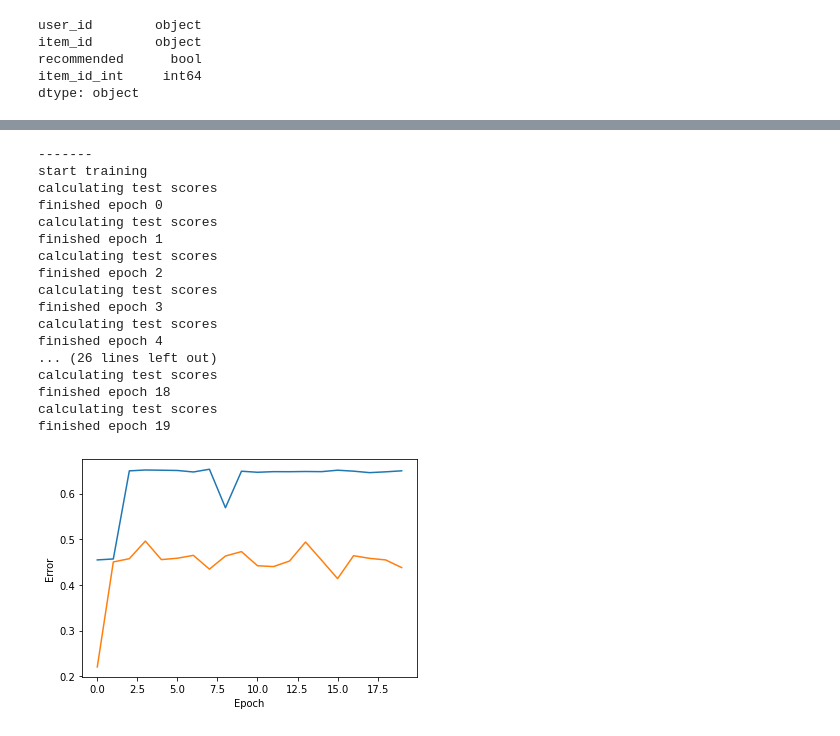
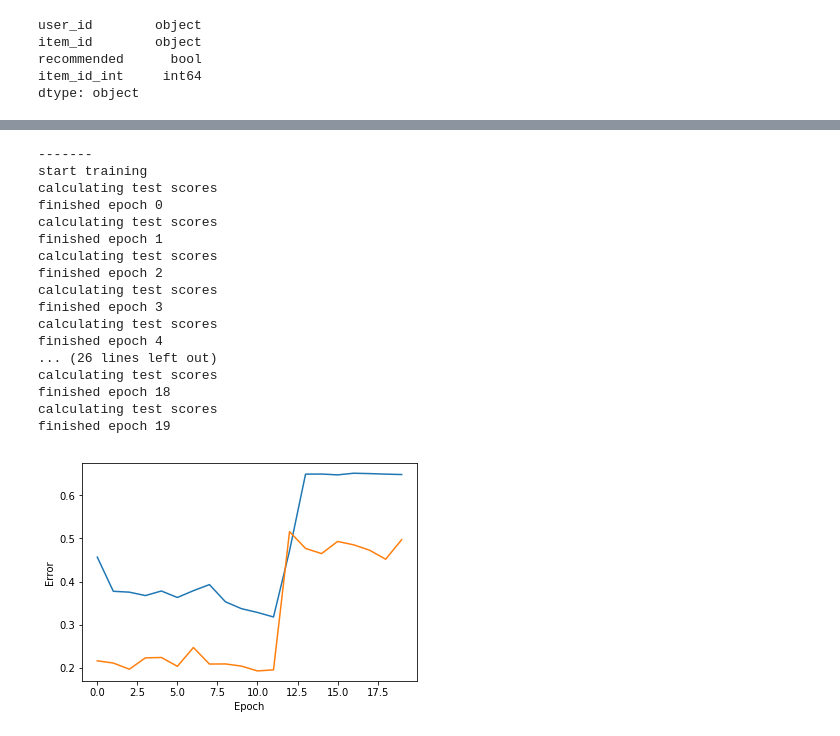
Before and after one commit to jdepreter/ai-project, a Jupyter notebook: rbm_notebook.ipynb, the cells around one changed output, grey strips where cells are left out. Cells and saved outputs as stored; diff of their text form; code cells hidden in the pictures.

```diff
--- a/rbm_notebook.ipynb
+++ b/rbm_notebook.ipynb
@@ -5,7 +5,7 @@ import torch
 import torch.nn as nn
 
 # Create the Restricted Boltzmann Machine architecture
-class RBM():
+class RBM(nn.Module):
     def __init__(self, n_vis, n_hid):
         """
         Initialize the parameters (weights and biases) we optimize during the training process
@@ -14,6 +14,7 @@ class RBM():
         """
 
         # Weights used for the probability of the visible units given the hidden units
+        super().__init__()
         self.W = torch.randn(n_hid, n_vis)  # torch.rand: random normal distribution mean = 0, variance = 1
 
         # Bias probability of the visible units is activated, given the value of the hidden units (p_v_given_h)
@@ -78,8 +79,8 @@ class RBM():
         self.W += (torch.mm(v0.t(), ph0) - torch.mm(vk.t(), phk)).t()
 
         # Add (difference, 0) for the tensor of 2 dimensions
-        self.v_bias = torch.sum((v0 - vk), 0)
-        self.h_bias = torch.sum((ph0 - phk), 0)
+        self.v_bias += torch.sum((v0 - vk), 0)
+        self.h_bias += torch.sum((ph0 - phk), 0)
 # %%
 import numpy as np
 import pandas as pd
@@ -297,7 +298,7 @@ def convert_sparse_matrix_to_sparse_tensor(X):
 
 print("start training")
 for epoch in range(20):
-    # rbm.train()
+    rbm.train()
     train_recon_error = 0  # RMSE reconstruction error initialized to 0 at the beginning of training
     s = 0
 
@@ -346,41 +347,41 @@ for epoch in range(20):
     train_errors.append(train_recon_error / s)
 
     print('calculating test scores')
-    # rbm.eval()
+    rbm.eval()
     test_errors.append(score_model(rbm))
 
     print('finished epoch', epoch)
 
 import matplotlib.pyplot as plt
 # Plot the RMSE reconstruction error with respect to increasing number of epochs
 plt.plot(train_errors, label="train")
 plt.plot(test_errors, label="test")
 plt.ylabel('Error')
 plt.xlabel('Epoch')
 plt.savefig('errors.jpg')
 
 # Evaluate the RBM on test set
 # test_recon_error = score_model(rbm)
 # print("Final error", test_recon_error)
 # %% [output]
 -------
 start training
 calculating test scores
 finished epoch 0
 calculating test scores
 finished epoch 1
 calculating test scores
 finished epoch 2
 calculating test scores
 finished epoch 3
 calculating test scores
 finished epoch 4
 ... (26 lines left out)
 calculating test scores
 finished epoch 18
 calculating test scores
 finished epoch 19
-[figure, old version]
+[figure, new version]
 # %%
 # torch.save(rbm.state_dict(), "./network")
 # %%
```
Also changed, not shown: parts of 3 cells of this notebook, 1 other file.
